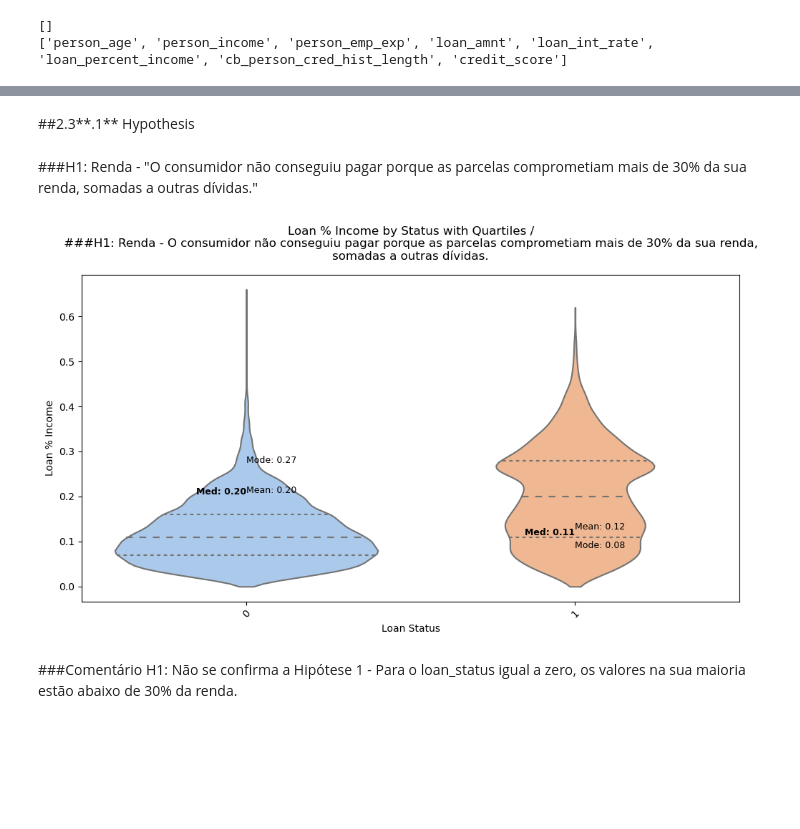
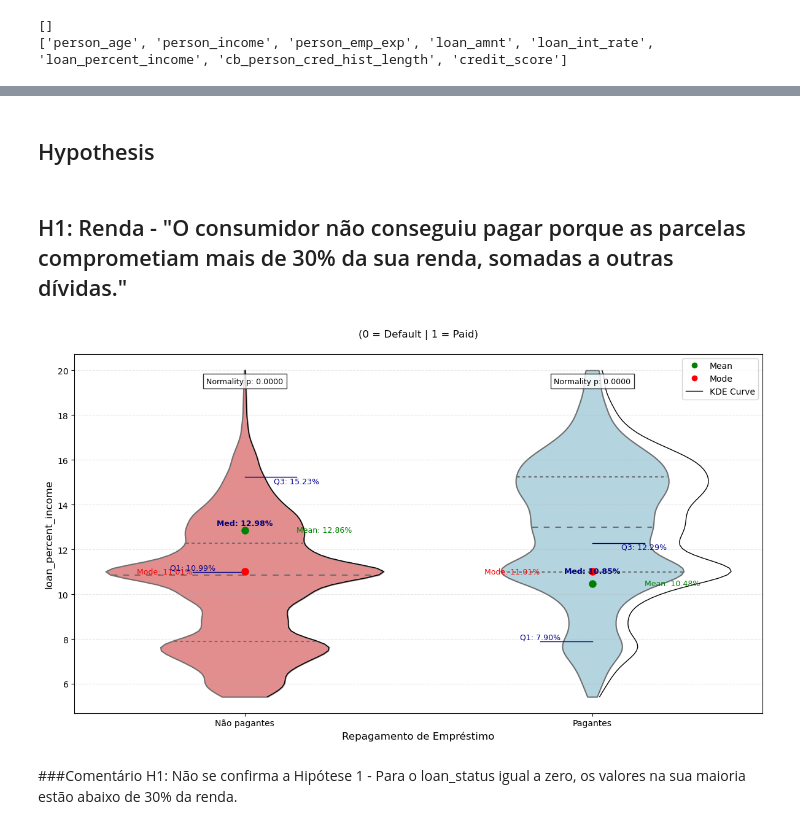
Before and after one commit to luizdataeng/loan_payment, a Jupyter notebook: EDA.ipynb, the cells around one changed output, grey strips where cells are left out. Drawn from its saved outputs; the diff is of its cells as text; code cells hidden in the pictures; blank space fills up the shorter version.

```diff
--- a/EDA.ipynb
+++ b/EDA.ipynb
@@ -234,45 +210,11 @@ We have 45,000 person in total, 35,000 didn´t pay the loan and 10,000 paid, so
 # %% [markdown]
-##2.3**.1** Hypothesis
+## Hypothesis
 # %% [markdown]
-###H1: Renda - "O consumidor não conseguiu pagar porque as parcelas comprometiam mais de 30% da sua renda, somadas a outras dívidas."
+## H1: Renda - "O consumidor não conseguiu pagar porque as parcelas comprometiam mais de 30% da sua renda, somadas a outras dívidas."
-# %%
-plt.figure(figsize=(10, 6))
-ax = sns.violinplot(
-    x="loan_status",
-    y="loan_percent_income",
-    data=df,
-    palette="pastel",
-    inner="quartile",  # Shows median and quartiles
-    cut=0
-)
-
-# Add quartile annotations
-for i, status in enumerate(df["loan_status"].unique()):
-    # Get quartile values
-    q1, median, q3 = np.percentile(
-        df[df["loan_status"] == status]["loan_percent_income"],
-        [25, 50, 75]
-    )
-
-    # Get additional statistics
-    mean = df[df["loan_status"] == status]["loan_percent_income"].mean()
-    mode = df[df["loan_status"] == status]["loan_percent_income"].mode().iloc[0]
-
-    # Annotate on plot
-    # ax.text(i, q1, f'Q1: {q1:.2f}', ha='center', va='bottom', fontsize=9)
-    ax.text(i, median, f'Med: {median:.2f}', ha='right', va='bottom', fontsize=9, fontweight='bold')
-    # ax.text(i, q3, f'Q3: {q3:.2f}', ha='center', va='bottom', fontsize=9)
-    ax.text(i, mean, f'Mean: {mean:.2f}', ha='left', va='bottom', fontsize=9)
-    ax.text(i, mode, f'Mode: {mode:.2f}', ha='left', va='bottom', fontsize=9)
-
-plt.title("Loan % Income by Status with Quartiles /\n ###H1: Renda - O consumidor não conseguiu pagar porque as parcelas comprometiam mais de 30% da sua renda, \nsomadas a outras dívidas.", pad=15)
-plt.xlabel("Loan Status")
-plt.ylabel("Loan % Income")
-plt.xticks(rotation=45)
-plt.tight_layout()
-plt.show()
-# %% [output]
-[figure, removed]
+# %%
+plot_violin_percent("loan_status", "loan_percent_income", df)
+# %% [output]
+[figure, added]
 # %% [markdown]
 ###Comentário H1: Não se confirma a Hipótese 1 - Para o loan_status igual a zero, os valores na sua maioria estão abaixo de 30% da renda.
 # %% [markdown]
```
Also changed, not shown: parts of 45 cells of this notebook, 13 other files.
